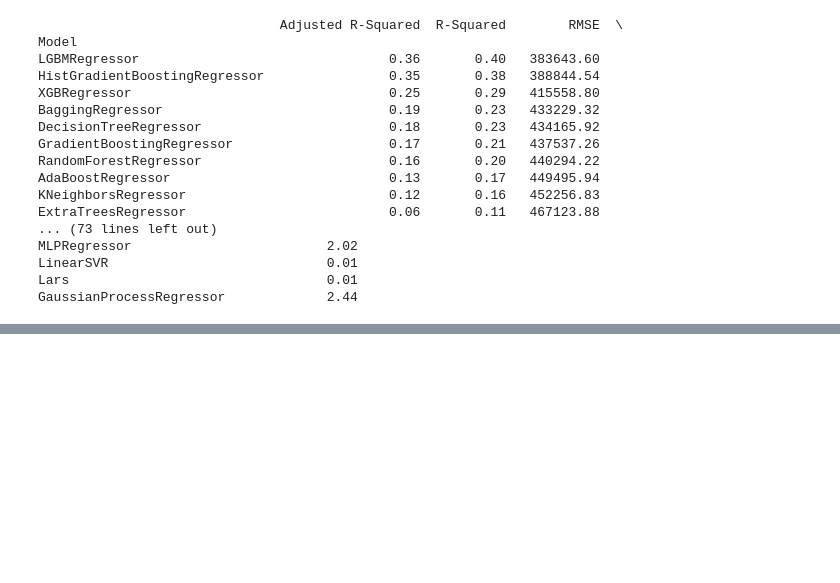
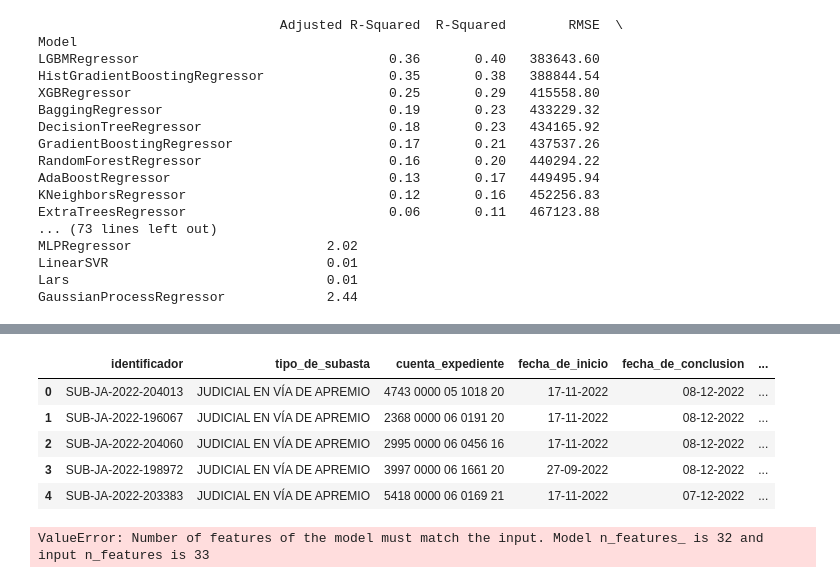
Before and after one commit to Artturoo/Final_Project, a Jupyter notebook: src/Prueba_ Best_MachineLearning-Copy1.ipynb, the cells around one changed output, grey strips where cells are left out. Saved outputs shown, nothing was run; the diff lists cells and outputs as text; code cells hidden in the pictures; blank space fills up the shorter version.

```diff
--- a/src/Prueba_ Best_MachineLearning-Copy1.ipynb
+++ b/src/Prueba_ Best_MachineLearning-Copy1.ipynb
@@ -425,3 +425,7 @@ MLPRegressor                         2.02
 LinearSVR                            0.01
 Lars                                 0.01
 GaussianProcessRegressor             2.44
+# %%
+boe_sinPuja=pd.read_csv('../data/BOE_def.csv')
+
+boe_sinPuja.info()
@@ -427,0 +450,11 @@ GaussianProcessRegressor             2.44
+# %%
+boe_sinPuja.drop(columns=['puja'], inplace=True)
+# %%
+boe_sinPuja.head()
+# %% [output]
+|  | identificador | tipo_de_subasta | cuenta_expediente | fecha_de_inicio | fecha_de_conclusion | ... |
+| 0 | SUB-JA-2022-204013 | JUDICIAL EN VÍA DE APREMIO | 4743 0000 05 1018 20 | 17-11-2022 | 08-12-2022 | ... |
+| 1 | SUB-JA-2022-196067 | JUDICIAL EN VÍA DE APREMIO | 2368 0000 06 0191 20 | 17-11-2022 | 08-12-2022 | ... |
+| 2 | SUB-JA-2022-204060 | JUDICIAL EN VÍA DE APREMIO | 2995 0000 06 0456 16 | 17-11-2022 | 08-12-2022 | ... |
+| 3 | SUB-JA-2022-198972 | JUDICIAL EN VÍA DE APREMIO | 3997 0000 06 1661 20 | 27-09-2022 | 08-12-2022 | ... |
+| 4 | SUB-JA-2022-203383 | JUDICIAL EN VÍA DE APREMIO | 5418 0000 06 0169 21 | 17-11-2022 | 07-12-2022 | ... |
@@ -427,0 +463,4 @@ GaussianProcessRegressor             2.44
+# %%
+pred_lgbmr=lgbmr.predict(boe)
+# %% [output]
+ValueError: Number of features of the model must match the input. Model n_features_ is 32 and input n_features is 33
```
Also changed, not shown: parts of 36 cells of this notebook, 1 other file.
